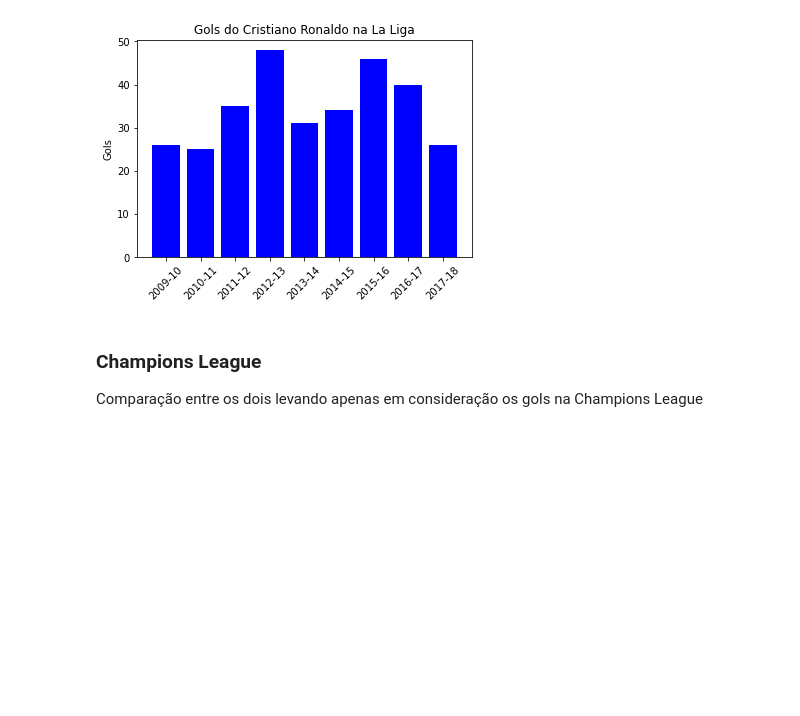
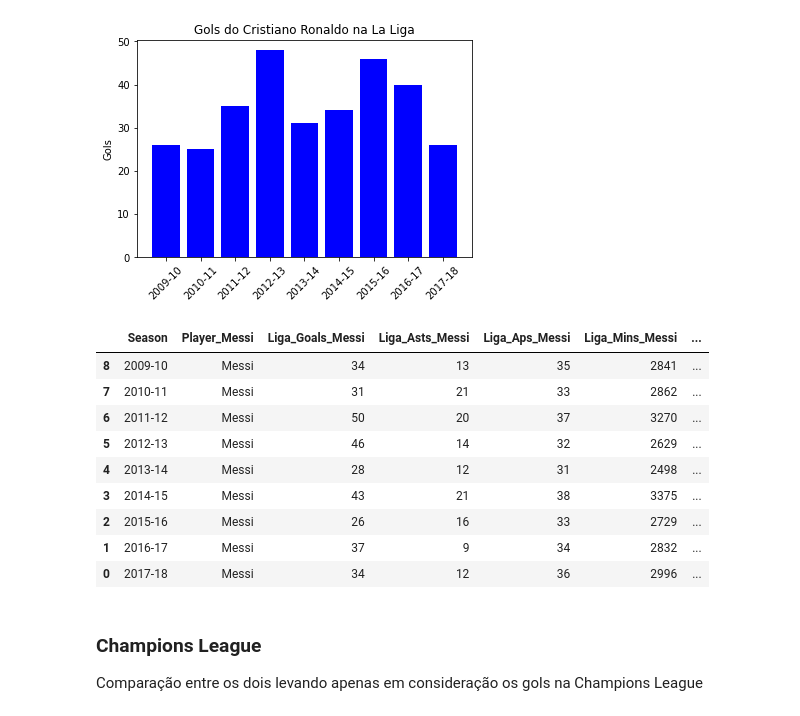
Before and after one commit to Marco87/Projects, a Jupyter notebook: Python/Projetos/MessiRonaldo/messironaldo.ipynb, the cells around one changed output. Drawn from its saved outputs; the diff is of its cells as text; code cells hidden in the pictures; blank space fills up the shorter version.

```diff
--- a/Python/Projetos/MessiRonaldo/messironaldo.ipynb
+++ b/Python/Projetos/MessiRonaldo/messironaldo.ipynb
@@ -105,7 +105,7 @@ df_messi_liga = df_messi.drop(columns=['CL_Goals', 'CL_Asts', 'CL_Aps', 'CL_Mins
 # %%
 #Renomeando as features
 
-df_messi_liga = df_messi_liga.rename(columns={'Liga_Goals':'Liga_Goals_Messi', 'Liga_Asts':'Liga_Asts_Messi', 'Liga_Aps':'Liga_Aps_Messi', 'Liga_Mins':'Liga_Mins_Messi', 'Liga_Team_Goals':'Liga_Team_Goals_Messi'})
+#df_messi_liga = df_messi_liga.rename(columns={'Liga_Goals':'Liga_Goals_Messi', 'Liga_Asts':'Liga_Asts_Messi', 'Liga_Aps':'Liga_Aps_Messi', 'Liga_Mins':'Liga_Mins_Messi', 'Liga_Team_Goals':'Liga_Team_Goals_Messi'})
 # %%
 #Removendo as features referentes a Liga dos Campeões (Cristiano Ronaldo)
 
@@ -113,7 +113,7 @@ df_ronaldo_liga = df_ronaldo.drop(columns=['CL_Goals', 'CL_Asts', 'CL_Aps', 'CL_
 # %%
 #Renomeando as features
 
-df_ronaldo_liga = df_ronaldo_liga.rename(columns={'Liga_Goals':'Liga_Goals_Ronaldo', 'Liga_Asts':'Liga_Asts_Ronaldo', 'Liga_Aps':'Liga_Aps_Ronaldo', 'Liga_Mins':'Liga_Mins_Ronaldo', 'Liga_Team_Goals':'Liga_Team_Goals_Ronaldo'})
+#df_ronaldo_liga = df_ronaldo_liga.rename(columns={'Liga_Goals':'Liga_Goals_Ronaldo', 'Liga_Asts':'Liga_Asts_Ronaldo', 'Liga_Aps':'Liga_Aps_Ronaldo', 'Liga_Mins':'Liga_Mins_Ronaldo', 'Liga_Team_Goals':'Liga_Team_Goals_Ronaldo'})
 # %%
 plt.bar(df_messi_liga['Season'].sort_values(ascending=True), df_messi_liga['Liga_Goals_Messi'], color='red')
 
@@ -139,6 +139,22 @@ plt.xticks(rotation=45)
 plt.show()
 # %% [output]
 [figure]
+# %%
+#Mesclando as bases de Messi e Ronaldo
+
+df_messi_ronaldo_liga = df_messi_liga.merge(df_ronaldo_liga, on=('Season'), suffixes=('_Messi', '_Ronaldo'))
+df_messi_ronaldo_liga.sort_values(by=['Season'], ascending=True)
+# %% [output]
+|  | Season | Player_Messi | Liga_Goals_Messi | Liga_Asts_Messi | Liga_Aps_Messi | Liga_Mins_Messi | ... |
+| 8 | 2009-10 | Messi | 34 | 13 | 35 | 2841 | ... |
+| 7 | 2010-11 | Messi | 31 | 21 | 33 | 2862 | ... |
+| 6 | 2011-12 | Messi | 50 | 20 | 37 | 3270 | ... |
+| 5 | 2012-13 | Messi | 46 | 14 | 32 | 2629 | ... |
+| 4 | 2013-14 | Messi | 28 | 12 | 31 | 2498 | ... |
+| 3 | 2014-15 | Messi | 43 | 21 | 38 | 3375 | ... |
+| 2 | 2015-16 | Messi | 26 | 16 | 33 | 2729 | ... |
+| 1 | 2016-17 | Messi | 37 | 9 | 34 | 2832 | ... |
+| 0 | 2017-18 | Messi | 34 | 12 | 36 | 2996 | ... |
 # %% [markdown]
 ### Champions League
 
```
